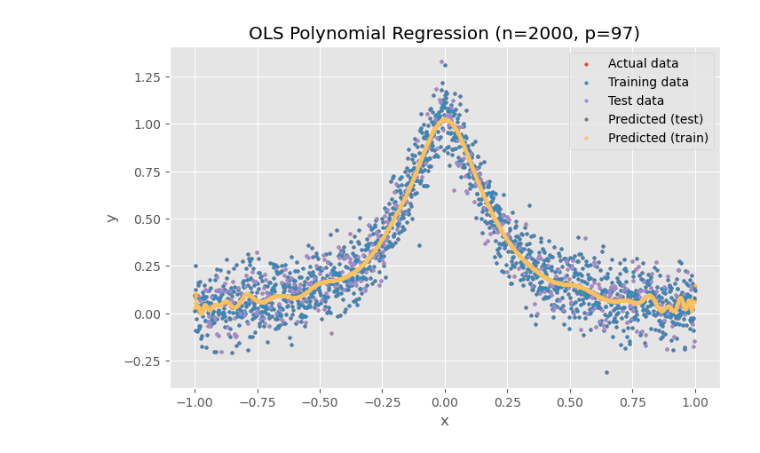
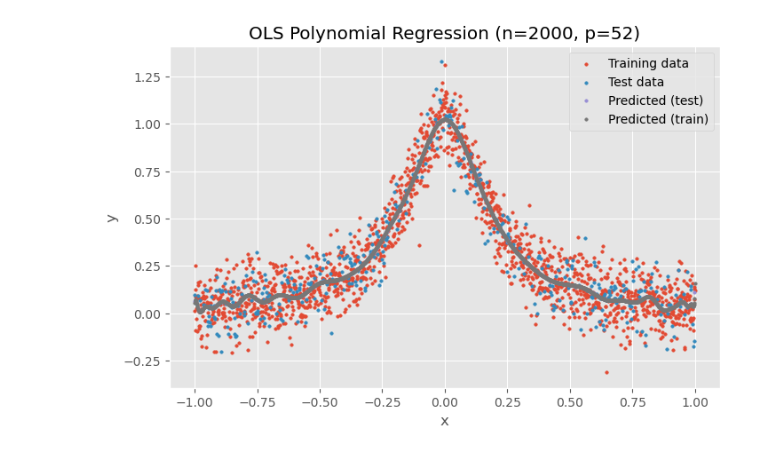
Before and after one commit to kjes4pres/Project_1_FYSSTK, a Jupyter notebook: Code/ny_a_and_b.ipynb, the cells around one changed output. Saved outputs shown, nothing was run; the diff lists cells and outputs as text; code cells hidden in the pictures.

```diff
--- a/Code/ny_a_and_b.ipynb
+++ b/Code/ny_a_and_b.ipynb
@@ -30,29 +2,0 @@ seed = np.random.seed(2018)
-# %%
-# --- General functions ---
-
-def f_true(x):
-    '''
-    Return 1D Runge function
-    '''
-    return 1.0 / (1.0 + 25.0 * x**2)  # Runge-lignende funksjon
-
-def make_data(n, seed=seed):
-    '''
-    Makes a data set of length n over the Runge function
-    for x in (-1, 1).
-
-    Creates train and test data sets
-    '''
-    x = np.linspace(-1, 1, n)
-
-    y_clean = f_true(x)
-    y = y_clean + np.random.normal(0, 0.1, n)
-
-    x_train, x_test, y_train, y_test = train_test_split(
-        x, y, test_size=0.2, random_state=seed, shuffle=True
-    )
-
-    train = (x_train, y_train)
-    test  = (x_test, y_test)
-    full  = (x, y, y_clean)
-    return train, test, full
@@ -130,15 +83,10 @@ def plot_OLS_results(df_OLS, p):
     y_train = row['y_train']
     x_test = row['x_test']
     y_test = row['y_test']
-    x_all = row['x_all']
-    y_all = row['y_all']
     y_pred_test = row['y_pred_test']
     y_pred_train = row['y_pred_train']
 
     plt.figure(figsize=(8, 5))
-
-    # Plot actual data
-    plt.scatter(x_all, y_all, s=6, label='Actual data')
 
     # Plot training data
     plt.scatter(x_train, y_train, s=6, label='Training data')
@@ -166,4 +118,4 @@ plot_OLS_results(df_OLS_degs, p_vals[0])
 # %%
-plot_OLS_results(df_OLS_degs, p_vals[-1])
+plot_OLS_results(df_OLS_degs, p_vals[10])
 # %% [output]
-[figure, old version]
+[figure, new version]
```
Also changed, not shown: parts of 33 cells of this notebook.
